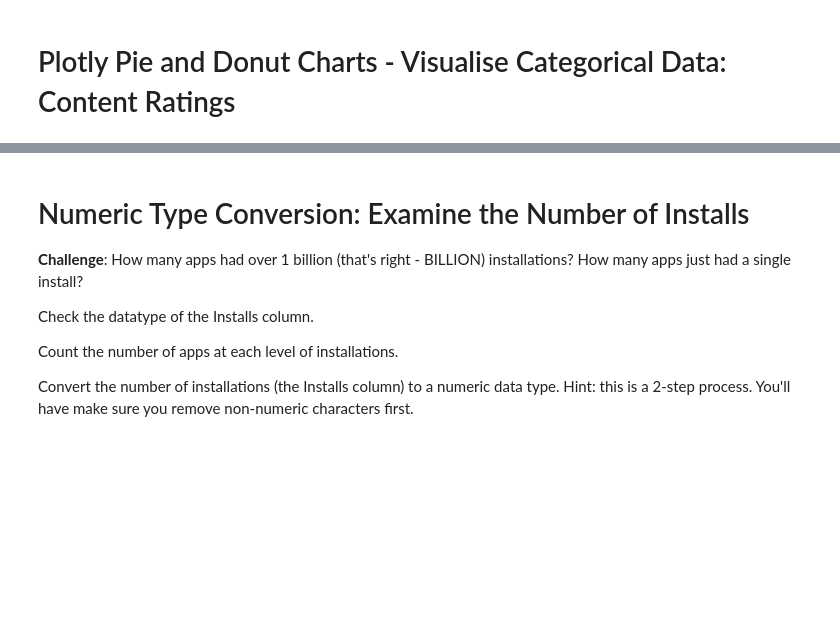
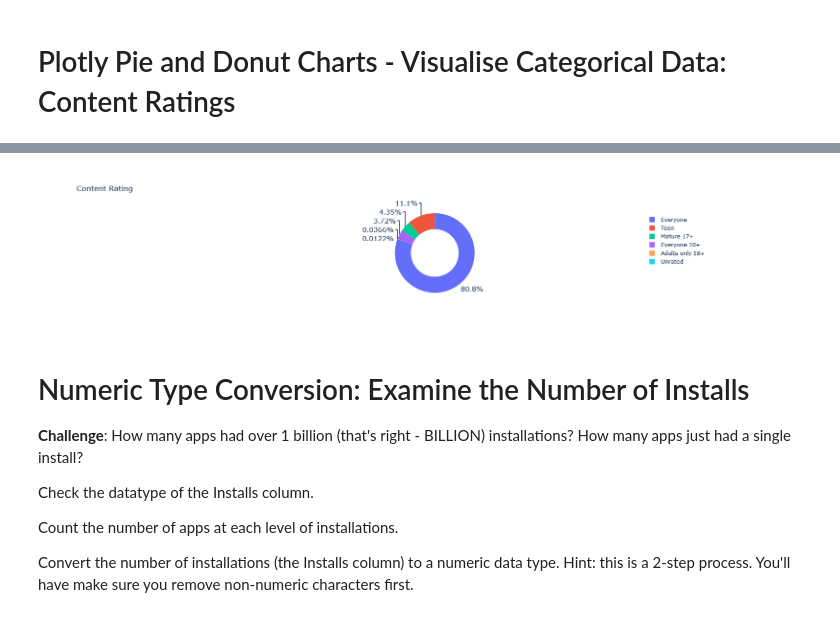
Before and after one commit to ArieKnoester/google-play-store-jupyter-notebook, a Jupyter notebook: Google_Play_Store_App_Analytics.ipynb, the cells around one changed output, grey strips where cells are left out. Drawn from its saved outputs; the diff is of its cells as text; code cells hidden in the pictures; blank space fills up the shorter version.

```diff
--- a/Google_Play_Store_App_Analytics.ipynb
+++ b/Google_Play_Store_App_Analytics.ipynb
@@ -210,3 +243,23 @@ df_apps_clean.sort_values('Reviews',ascending=False)[:50]
+# %%
+# Donut version
+fig = px.pie(
+    labels=ratings.index,
+    values=ratings.values,
+    title='Content Rating',
+    names=ratings.index,
+    hole=0.6
+)
+
+# In plotly, 'traces' are graphical markers on a figureabs
+fig.update_traces(
+    textposition='outside',
+    textinfo='percent',
+    textfont_size=15
+)
+
+fig.show()
+# %% [output]
+[figure, added]
 # %% [markdown]
 # Numeric Type Conversion: Examine the Number of Installs
 
```
Also changed, not shown: parts of 6 cells of this notebook.
